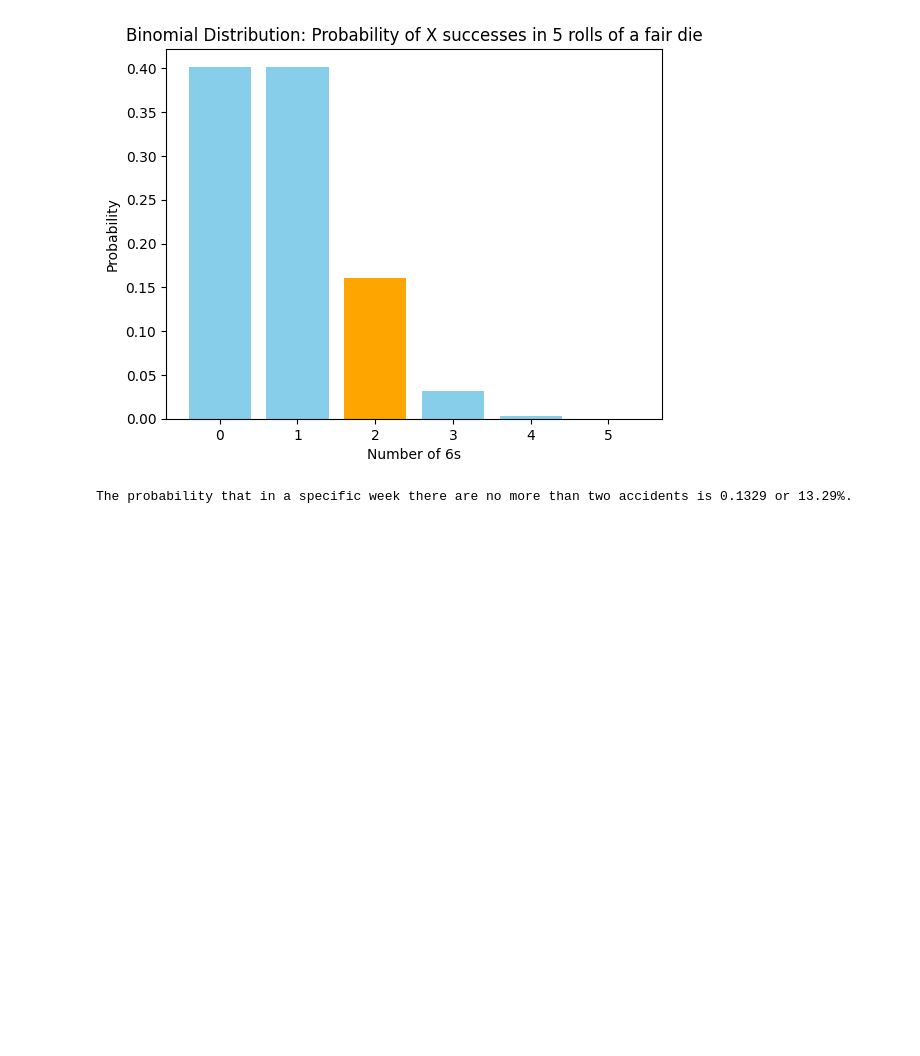
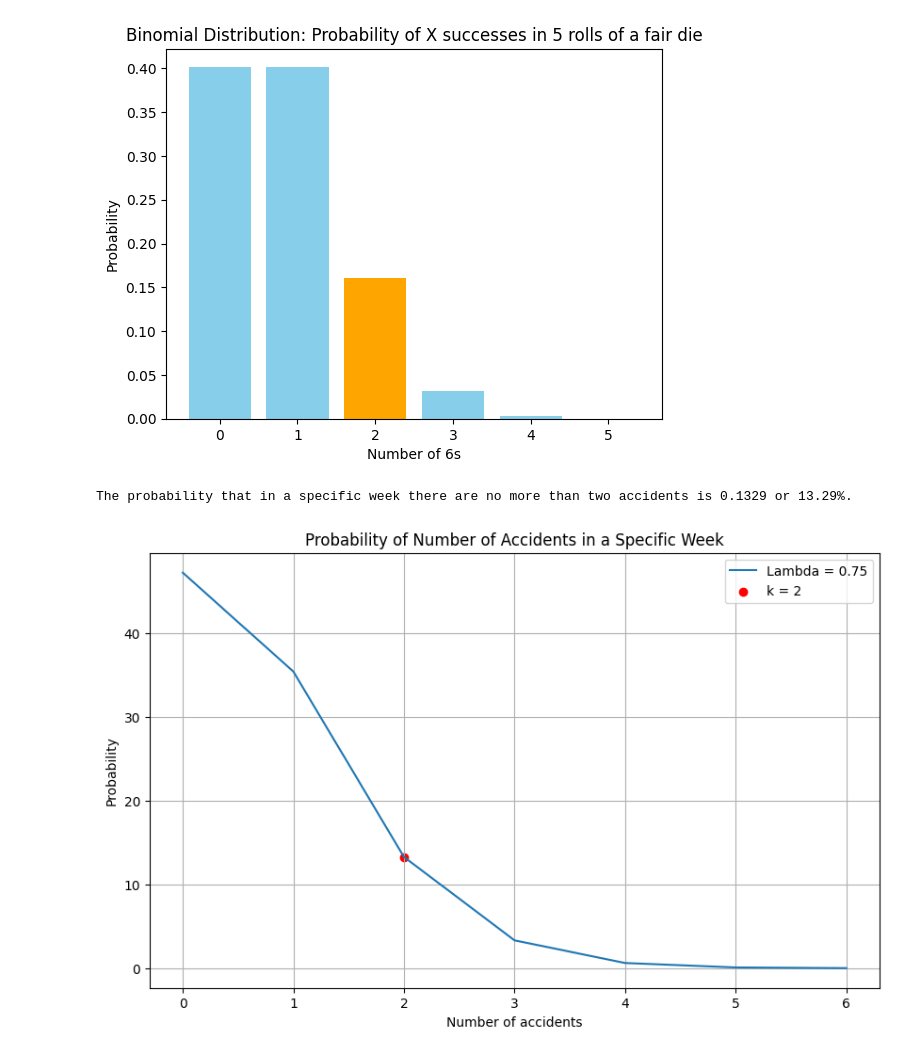
Before and after one commit to FelipeSteudel/Felipe_Steudel-Statistical_Techniques, a Jupyter notebook: Felipe Steudel - Statistical Techniques - HDip in Data Analytics.ipynb, the cells around one changed output. Drawn from its saved outputs; the diff is of its cells as text; code cells hidden in the pictures; blank space fills up the shorter version.

```diff
--- a/Felipe Steudel - Statistical Techniques - HDip in Data Analytics.ipynb
+++ b/Felipe Steudel - Statistical Techniques - HDip in Data Analytics.ipynb
@@ -411,2 +444,28 @@ print(f'The probability that in a specific week there are no more than two accid
 # %% [output]
 The probability that in a specific week there are no more than two accidents is 0.1329 or 13.29%.
+# %%
+# Valor de lambda desejado
+lambda_desired = 0.75
+
+# Números de eventos (número de acidentes)
+k_values = np.arange(0, 7)  # Considerando até 6 acidentes para visualização
+
+# Inicializando a matriz de probabilidades
+probabilities = np.zeros(len(k_values))
+
+# Calculando as probabilidades para lambda = 0.75 e cada valor de k
+for i, k in enumerate(k_values):
+    probabilities[i] = 100*(np.exp(-lambda_desired) * lambda_desired**k) / np.math.factorial(k)
+
+# Plotando o gráfico de linha
+plt.figure(figsize=(10, 6))
+plt.plot(k_values, probabilities, label=f'Lambda = {lambda_desired}')
+plt.scatter(2, probabilities[2], color='red', label='k = 2')
+plt.xlabel('Number of accidents')
+plt.ylabel('Probability')
+plt.title('Probability of Number of Accidents in a Specific Week')
+plt.grid(True)
+plt.legend()
+plt.show()
+# %% [output]
+[figure, added]
```
Also changed, not shown: parts of 14 cells of this notebook, 1 other file.
